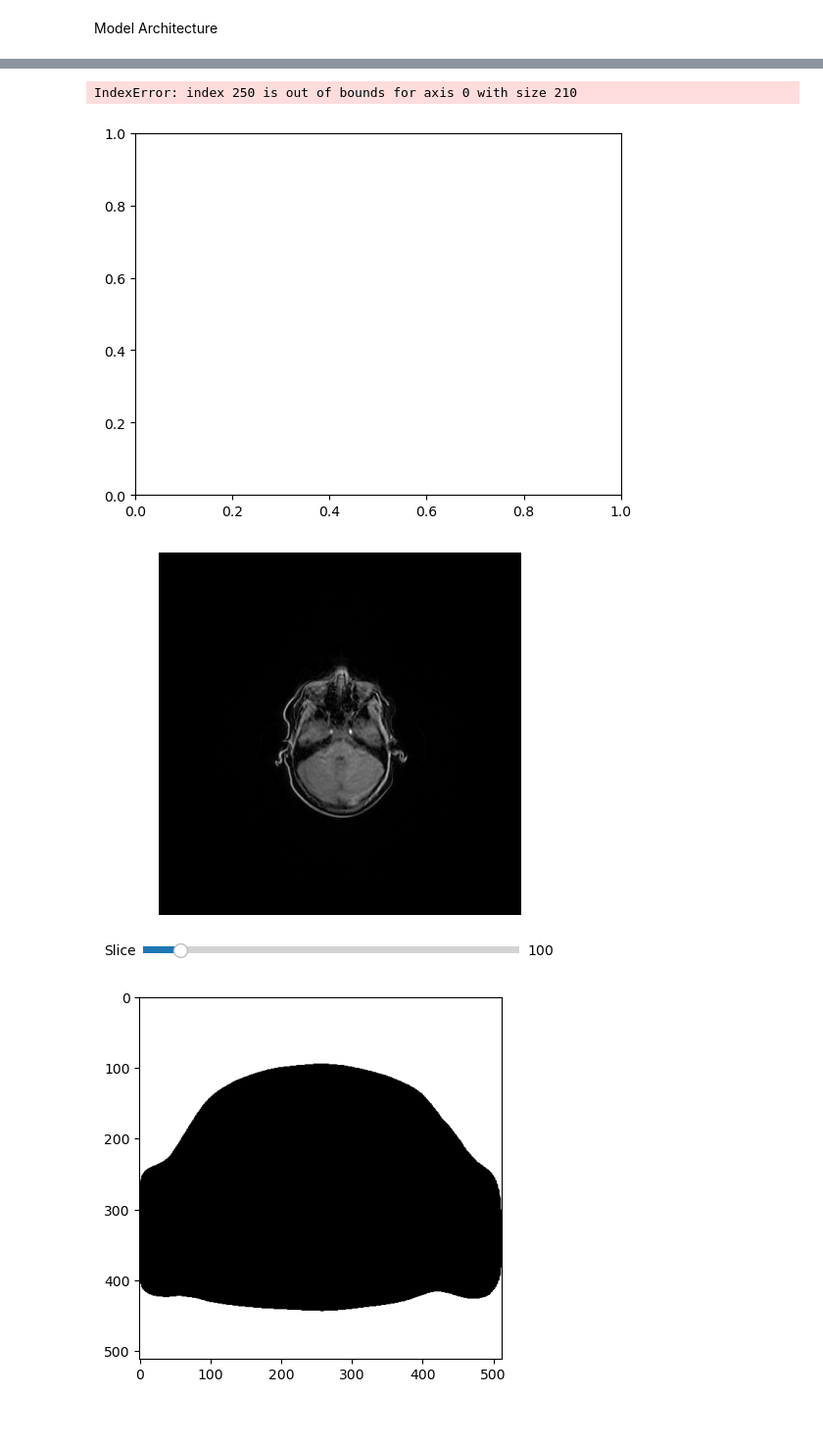
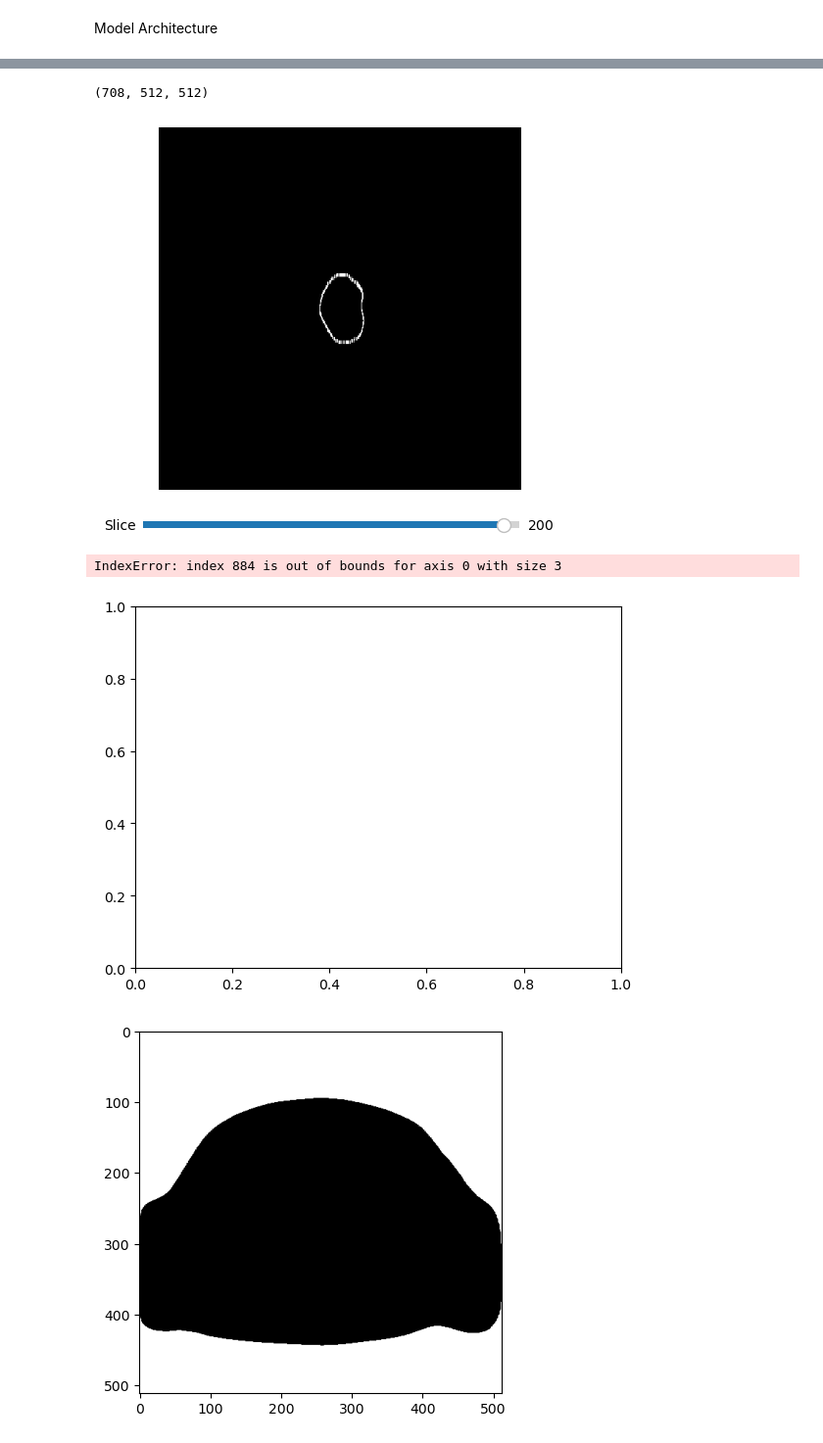
Before and after one commit to asif-jc/H-DenseUNet-CNN, a Jupyter notebook: H-DenseUNet-Mask.ipynb, the cells around one changed output, grey strips where cells are left out. Shown: that part at 98% size. Cells and saved outputs as stored; diff of their text form; code cells hidden in the pictures.

```diff
--- a/H-DenseUNet-Mask.ipynb
+++ b/H-DenseUNet-Mask.ipynb
@@ -216,7 +244,7 @@ coord_data.loc[coord_data['z'] == -1331.0]
 # %% [markdown]
 Mask (Groundtruth label)
 # %%
-def VoxelisationMask(filename_label):
+def VoxelisationMask(filename_label, slice_aoi_range):
     # Load in mesh of label data
     mesh = trimesh.load_mesh(('C:/Users/GGPC/OneDrive/Desktop/Part 4 Project/Part4Project/SegmentationMasks/{}.ply').format(filename_label))
 
@@ -241,6 +269,10 @@ def VoxelisationMask(filename_label):
 
     voxel_grid = np.where(voxel_grid > 0, 1, 0)
 
-    print('Mask Slices Normalized to MRI Scans Shape', voxel_grid.shape)
+    print('Mask Slices Normalized to MRI Scans Shape (Purely AOI)', voxel_grid.shape)
 
     return voxel_grid
+
+
+def get_ram_usage(variable):
+    print("Memory usage of my_list:", get_ram_usage(variable))
@@ -298,17 +352,18 @@ Visualiser
 # Visualiser Tool
 fig, ax = plt.subplots()
 current_slice = 700
+paitent = 1
 # img = ax.imshow(training_scans[current_slice], cmap='gray')
-img = ax.imshow(train_mask_tibia[current_slice], cmap='gray')
+img = ax.imshow(train_mask_tibia_labels[paitent-1][current_slice], cmap='gray')
 ax.axis('off')
 
 # Configure the slider
 ax_slider = plt.axes([0.2, 0.02, 0.6, 0.03])
-slider = Slider(ax_slider, 'Slice', 0, train_mask_tibia.shape[0] - 1, valinit=current_slice, valstep=1)
+slider = Slider(ax_slider, 'Slice', 0, train_mask_tibia_labels.shape[1] - 1, valinit=current_slice, valstep=1)
 
 def update_slice(val):
     current_slice = int(slider.val)
-    img.set_data(train_mask_tibia[current_slice])
+    img.set_data(train_mask_tibia_labels[current_slice])
     fig.canvas.draw_idle()
 
 slider.on_changed(update_slice)
@@ -320,17 +375,18 @@ plt.show()
 # Visualiser Tool
 fig, ax = plt.subplots()
 current_slice = 700
+paitent = 1
 # img = ax.imshow(training_scans[current_slice], cmap='gray')
-img = ax.imshow(training_scans[current_slice], cmap='gray')
+img = ax.imshow(training_scans[paitent - 1][current_slice], cmap='gray')
 ax.axis('off')
 
 # Configure the slider
 ax_slider = plt.axes([0.2, 0.02, 0.6, 0.03])
-slider = Slider(ax_slider, 'Slice', 0, training_scans.shape[0] - 1, valinit=current_slice, valstep=1)
+slider = Slider(ax_slider, 'Slice', 0, training_scans.shape[1] - 1, valinit=current_slice, valstep=1)
 
 def update_slice(val):
     current_slice = int(slider.val)
-    img.set_data(training_scans[current_slice])
+    img.set_data(training_scans[paitent - 1][current_slice])
     fig.canvas.draw_idle()
 
 slider.on_changed(update_slice)
@@ -502,31 +597,34 @@ ValueError: A `Concatenate` layer requires inputs with matching shapes except fo
+# %%
+training_scans.shape
+# %% [output]
+(708, 512, 512)
 # %%
 # Visualiser Tool
 # voxel_grid_binary, voxel_grid
 fig, ax = plt.subplots()
-current_slice = 250
+current_slice = 200
 # img = ax.imshow(training_scans[current_slice], cmap='gray')
 img = ax.imshow(voxel_grid[current_slice], cmap='gray')
 ax.axis('off')
 
 # Configure the slider
 ax_slider = plt.axes([0.2, 0.02, 0.6, 0.03])
 slider = Slider(ax_slider, 'Slice', 0, voxel_grid.shape[0] - 1, valinit=current_slice, valstep=1)
 
 def update_slice(val):
     current_slice = int(slider.val)
     img.set_data(voxel_grid[current_slice])
     fig.canvas.draw_idle()
 
 slider.on_changed(update_slice)
 
 plt.show()
 # %% [output]
-IndexError: index 250 is out of bounds for axis 0 with size 210
-[figure, old version]
+[figure, new version]
 # %%
 # Visualiser Tool
 fig, ax = plt.subplots()
-current_slice = 100
+current_slice = 884
 # img = ax.imshow(training_scans[current_slice], cmap='gray')
 img = ax.imshow(training_scans[current_slice], cmap='gray')
 ax.axis('off')
@@ -544,7 +642,8 @@ slider.on_changed(update_slice)
 
 plt.show()
 # %% [output]
+IndexError: index 884 is out of bounds for axis 0 with size 3
-[figure, old version]
+[figure, new version]
 # %%
 predictions_single_scan = np.reshape(predictions, (512, 512))
 predictions_single_scan_binarized = np.where(predictions_single_scan > 0, 1, 0)
```
Also changed, not shown: parts of 16 cells of this notebook, 7 other files.
